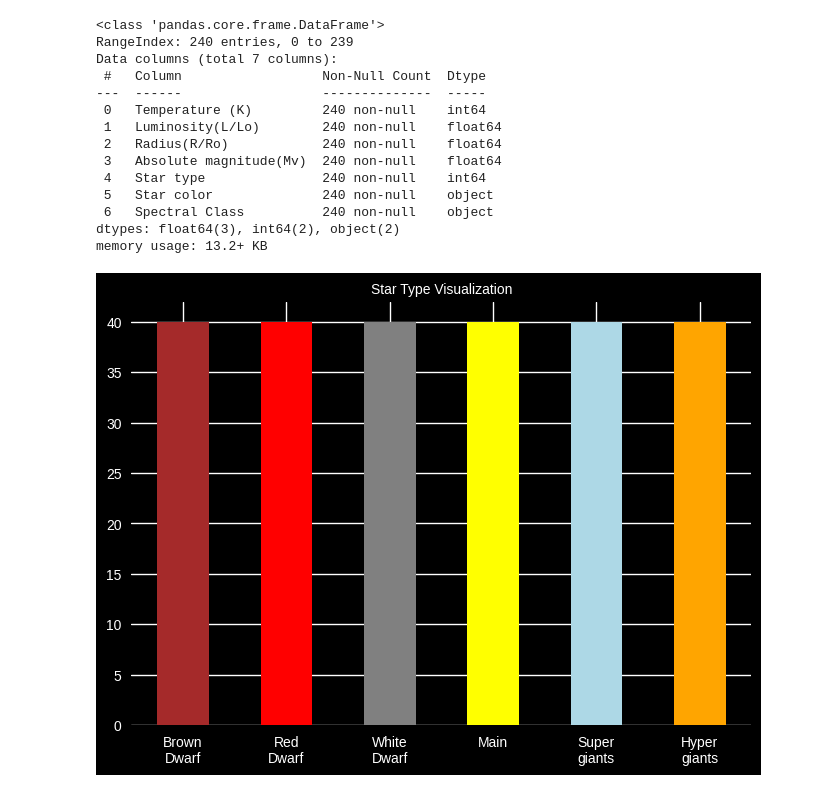
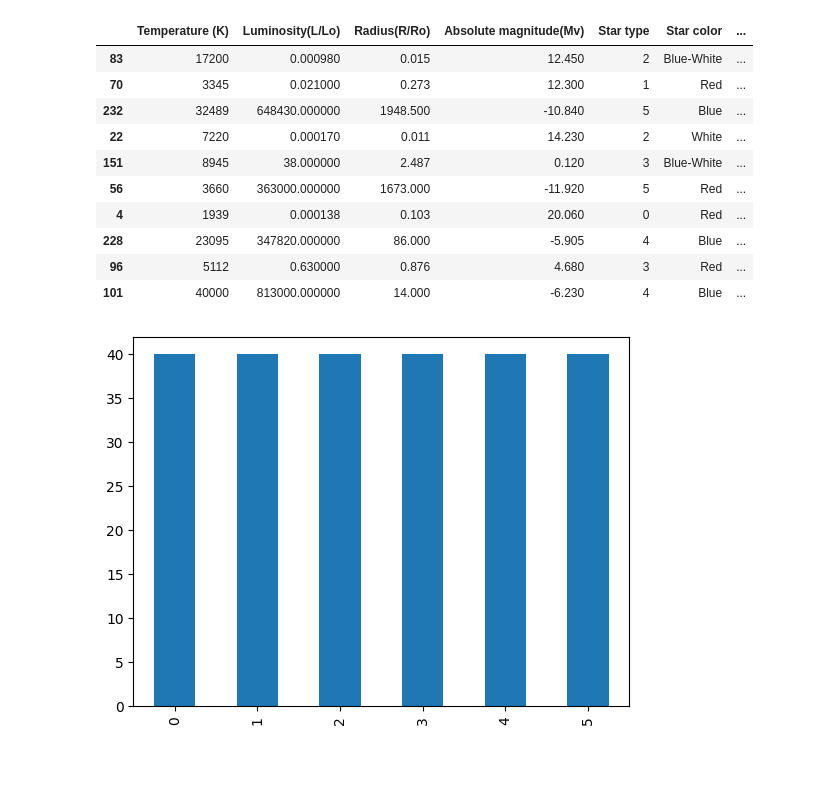
Before and after one commit to ankitkumar7033/AstronomicalDataAanalysisSparfitial, a Jupyter notebook: Untitled0.ipynb, the cells around one changed output. Saved outputs shown, nothing was run; the diff lists cells and outputs as text; code cells hidden in the pictures; blank space fills up the shorter version.

```diff
--- a/Untitled0.ipynb
+++ b/Untitled0.ipynb
@@ -7,31 +7,17 @@ import numpy as np
 import seaborn as sns
 import matplotlib.pyplot as plt
 # %%
-df = pd.read_csv('https://drive.google.com/uc?id=1BQVc6MHjQFtDC9iP1isT_K4ojVe_Oil-')
-df.sample(10)
-df.info()
+star_df = pd.read_csv('https://drive.google.com/uc?id=1BQVc6MHjQFtDC9iP1isT_K4ojVe_Oil-')
+star_df.sample(10)
 # %% [output]
-<class 'pandas.core.frame.DataFrame'>
-RangeIndex: 240 entries, 0 to 239
-Data columns (total 7 columns):
- #   Column                  Non-Null Count  Dtype
----  ------                  --------------  -----
- 0   Temperature (K)         240 non-null    int64
- 1   Luminosity(L/Lo)        240 non-null    float64
- 2   Radius(R/Ro)            240 non-null    float64
- 3   Absolute magnitude(Mv)  240 non-null    float64
- 4   Star type               240 non-null    int64
- 5   Star color              240 non-null    object
- 6   Spectral Class          240 non-null    object
-dtypes: float64(3), int64(2), object(2)
-memory usage: 13.2+ KB
+|  | Temperature (K) | Luminosity(L/Lo) | Radius(R/Ro) | Absolute magnitude(Mv) | Star type | Star color | ... |
+| 83 | 17200 | 0.000980 | 0.015 | 12.450 | 2 | Blue-White | ... |
+| 70 | 3345 | 0.021000 | 0.273 | 12.300 | 1 | Red | ... |
+| 232 | 32489 | 648430.000000 | 1948.500 | -10.840 | 5 | Blue | ... |
+| 22 | 7220 | 0.000170 | 0.011 | 14.230 | 2 | White | ... |
+| 151 | 8945 | 38.000000 | 2.487 | 0.120 | 3 | Blue-White | ... |
+| 56 | 3660 | 363000.000000 | 1673.000 | -11.920 | 5 | Red | ... |
+| 4 | 1939 | 0.000138 | 0.103 | 20.060 | 0 | Red | ... |
+| 228 | 23095 | 347820.000000 | 86.000 | -5.905 | 4 | Blue | ... |
+| 96 | 5112 | 0.630000 | 0.876 | 4.680 | 3 | Red | ... |
+| 101 | 40000 | 813000.000000 | 14.000 | -6.230 | 4 | Blue | ... |
-# %%
-import matplotlib.pyplot as plt
-plt.style.use("fast")
-hist_star_col = df['Star type'].value_counts().plot(kind="bar", color=['brown', 'red', 'grey', 'yellow', 'lightblue', 'orange'])
-plt.xticks(ticks=[i for i in range(len(set(df['Star type'])))], labels=["Brown\nDwarf", "Red\nDwarf", "White\nDwarf", "Main", "Super\ngiants", "Hyper\ngiants" ], rotation=0)
-plt.title("Star Type Visualization", fontsize=10)
-# plt.savefig(baseDirectory+'Star_type_visualization')
-plt.show()
-# %% [output]
-[figure, removed]
@@ -37,0 +28,5 @@ plt.show()
+# %%
+star_df['Star type'].value_counts().plot(kind='bar')
+plt.show()
+# %% [output]
+[figure, added]
```
Also changed, not shown: parts of 13 cells of this notebook.
